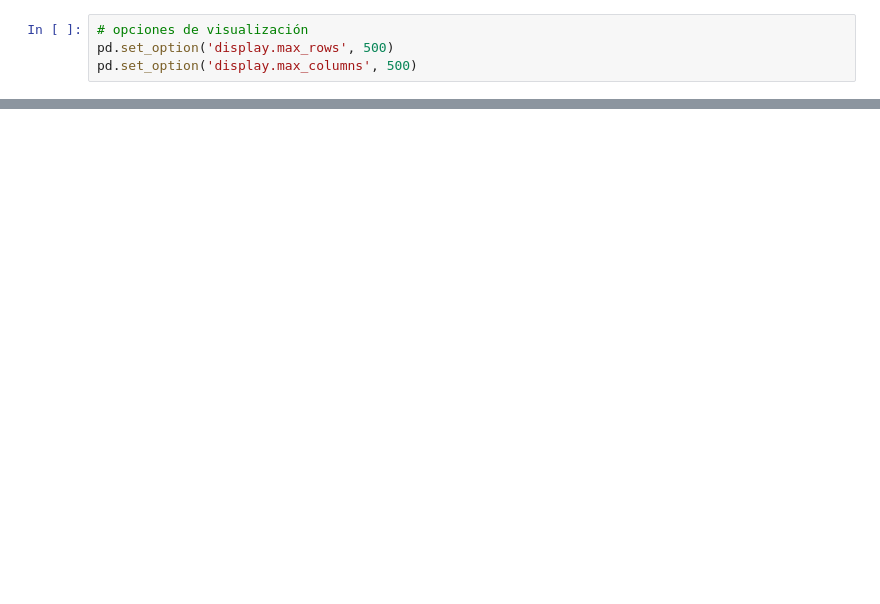
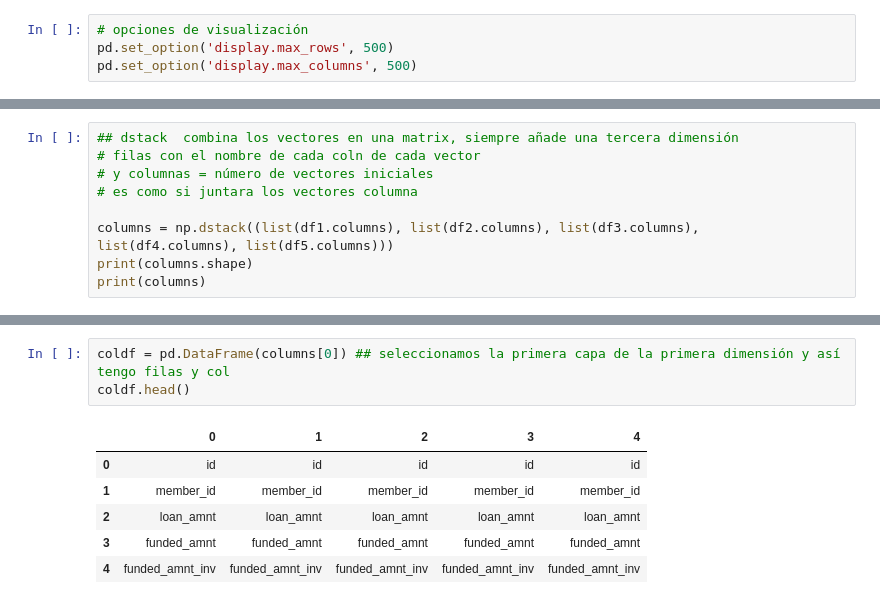
Before and after one commit to josee2202/proyecto, a Jupyter notebook: proyecto_ejemplo.ipynb, the cells around one changed output, grey strips where cells are left out. Drawn from its saved outputs; the diff is of its cells as text; blank space fills up the shorter version.

```diff
--- a/proyecto_ejemplo.ipynb
+++ b/proyecto_ejemplo.ipynb
@@ -45,0 +44,9 @@ pd.set_option('display.max_columns', 500)
+# %%
+## dstack  combina los vectores en una matrix, siempre añade una tercera dimensión
+# filas con el nombre de cada coln de cada vector
+# y columnas = número de vectores iniciales
+# es como si juntara los vectores columna
+
+columns = np.dstack((list(df1.columns), list(df2.columns), list(df3.columns), list(df4.columns), list(df5.columns)))
+print(columns.shape)
+print(columns)
@@ -45,0 +71,10 @@ pd.set_option('display.max_columns', 500)
+# %%
+coldf = pd.DataFrame(columns[0]) ## seleccionamos la primera capa de la primera dimensión y así tengo filas y col
+coldf.head()
+# %% [output]
+|  | 0 | 1 | 2 | 3 | 4 |
+| 0 | id | id | id | id | id |
+| 1 | member_id | member_id | member_id | member_id | member_id |
+| 2 | loan_amnt | loan_amnt | loan_amnt | loan_amnt | loan_amnt |
+| 3 | funded_amnt | funded_amnt | funded_amnt | funded_amnt | funded_amnt |
+| 4 | funded_amnt_inv | funded_amnt_inv | funded_amnt_inv | funded_amnt_inv | funded_amnt_inv |
```
Also changed, not shown: parts of 23 cells of this notebook.
